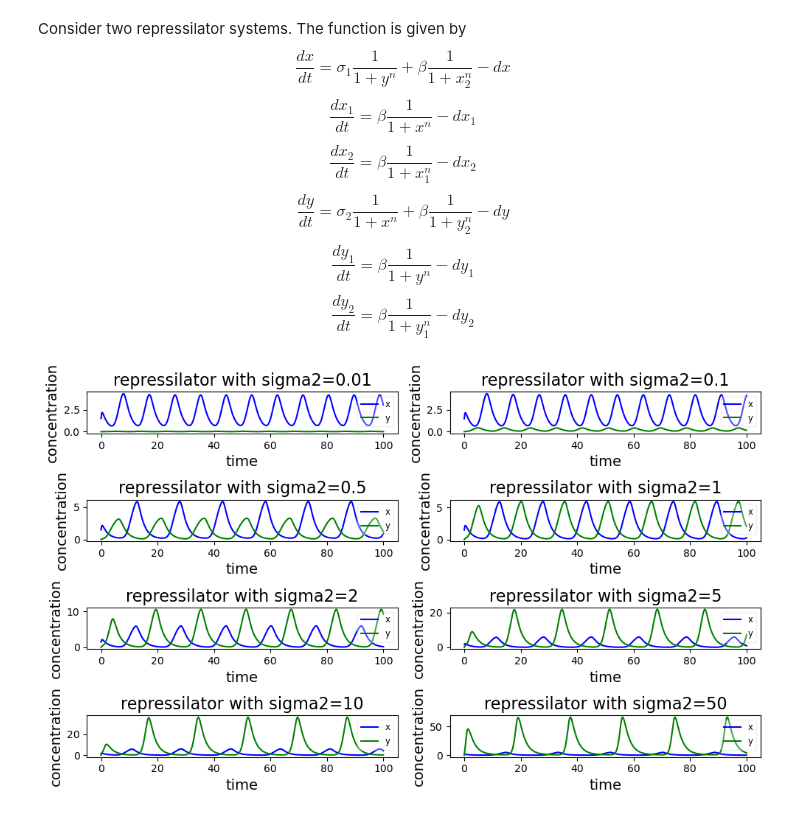
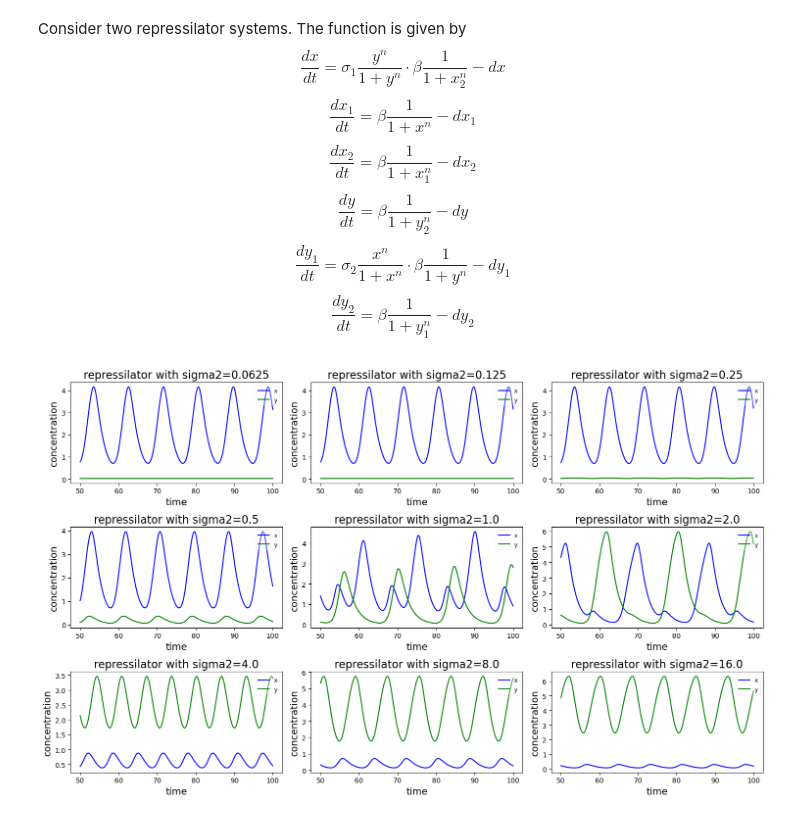
Before and after one commit to Macintosh-Yufei-Zhao/siderophore-game, a Jupyter notebook: two_repressilators_interaction_simu.ipynb, the cells around one changed output. Drawn from its saved outputs; the diff is of its cells as text; code cells hidden in the pictures.

```diff
--- a/two_repressilators_interaction_simu.ipynb
+++ b/two_repressilators_interaction_simu.ipynb
@@ -1,10 +1,10 @@
 # %% [markdown]
 Consider two repressilator systems. The function is given by
-$$\frac{dx}{dt}=\sigma_1\frac{1}{1+y^n}+\beta\frac{1}{1+x_2^n}-dx$$
+$$\frac{dx}{dt}=\sigma_1\frac{y^n}{1+y^n}\cdot\beta\frac{1}{1+x_2^n}-dx$$
 $$\frac{dx_1}{dt}=\beta\frac{1}{1+x^n}-dx_1$$
 $$\frac{dx_2}{dt}=\beta\frac{1}{1+x_1^n}-dx_2$$
-$$\frac{dy}{dt}=\sigma_2\frac{1}{1+x^n}+\beta\frac{1}{1+y_2^n}-dy$$
-$$\frac{dy_1}{dt}=\beta\frac{1}{1+y^n}-dy_1$$
+$$\frac{dy}{dt}=\beta\frac{1}{1+y_2^n}-dy$$
+$$\frac{dy_1}{dt}=\sigma_2\frac{x^n}{1+x^n}\cdot\beta\frac{1}{1+y^n}-dy_1$$
 $$\frac{dy_2}{dt}=\beta\frac{1}{1+y_1^n}-dy_2$$
 # %%
 import numpy as np
@@ -23,7 +23,7 @@ from matplotlib import gridspec
 import use_function as f
 
 # ODE function
-def couple(t,z):
+def couple_repmul_repmul(t,z):
     x,x1,x2,y,y1,y2=z
     dxdt=sigma1/(1+y**n)*beta/(1+(x2**n)) - d*x
     dx1dt=beta/(1+(x**n)) - d*x1
@@ -32,34 +32,50 @@ def couple(t,z):
     dy1dt=sigma2/(1+x**n)*beta/(1+(y**n)) - d*y1
     dy2dt=beta/(1+(y1**n)) - d*y2
     return [dxdt,dx1dt,dx2dt,dydt,dy1dt,dy2dt]
+def couple_actmul_actmul(t,z):
+    x,x1,x2,y,y1,y2=z
+    dxdt=sigma1*y**n/(1+y**n)+beta/(1+(x2**n)) - d*x
+    dx1dt=beta/(1+(x**n)) - d*x1
+    dx2dt=beta/(1+(x1**n)) - d*x2
+    dydt=beta/(1+(y2**n)) - d*y
+    dy1dt=sigma2*x**n/(1+x**n)+beta/(1+(y**n)) - d*y1
+    dy2dt=beta/(1+(y1**n)) - d*y2
+    return [dxdt,dx1dt,dx2dt,dydt,dy1dt,dy2dt]
 # %%
 simu_time=100
-start_sampling_time=0
+start_sampling_time=50
 timespan=(0,simu_time)
 z0=[1.5,0,0,0,1.5,0]  # initial condition
 
 # parameters
 n=3         # hill coef
 d=0.5       # repressilator degradation
-sigma1=1  # transcription regulation of x
-sigma2=0.5  # translation regulation of p
+sigma=1     # transcription regulation of x
 beta=4      # hill constant
 
-sigma2_span=[0.01,0.1,0.5,1,2,5,10,50]
-results:list[any]=[None]*8
-plt.figure(figsize=(10, 6))
-for i in range(0,8):
-    sigma2=sigma2_span[i]
-    results[i]=ode.solve_ivp(couple, timespan, z0, t_eval=np.linspace(start_sampling_time,simu_time,(simu_time-start_sampling_time)*100+1), method='RK45', rtol=1e-6, atol=1e-9)
-    plt.subplot(4, 2, i+1)
+sigma_span=np.zeros(9)
+sigma_span[4]=sigma
+for i in range(0,4):
+    sigma_span[i]=sigma/(2**(4-i))
+for i in range(5,9):
+    sigma_span[i]=sigma*(2**(i-4))
+
+
+results:list[any]=[None]*9
+plt.figure(figsize=(15, 9))
+for i in range(0,9):
+    sigma1=sigma
+    sigma2=sigma_span[i]
+    results[i]=ode.solve_ivp(couple_repmul_repmul, timespan, z0, t_eval=np.linspace(start_sampling_time,simu_time,(simu_time-start_sampling_time)*100+1), method='RK45', rtol=1e-6, atol=1e-9)
+    plt.subplot(3, 3, i+1)
     plt.plot(results[i].t, results[i].y[0], label='x', color='blue', linestyle='-')  # 蓝色实线
     plt.plot(results[i].t, results[i].y[3], label='y', color='green', linestyle='-')  # 绿色点划线
-    plt.title('repressilator with sigma2='+str(sigma2_span[i]), fontsize=16)
+    plt.title('repressilator with sigma2='+str(sigma_span[i]), fontsize=16)
     plt.xlabel('time', fontsize=14)
     plt.ylabel('concentration', fontsize=14)
     plt.legend(loc='upper right',fontsize='small',framealpha=0.3)
 
 plt.tight_layout()
 plt.show()
 # %% [output]
-[figure, old version]
+[figure, new version]
```
Also changed, not shown: 2 other files.
